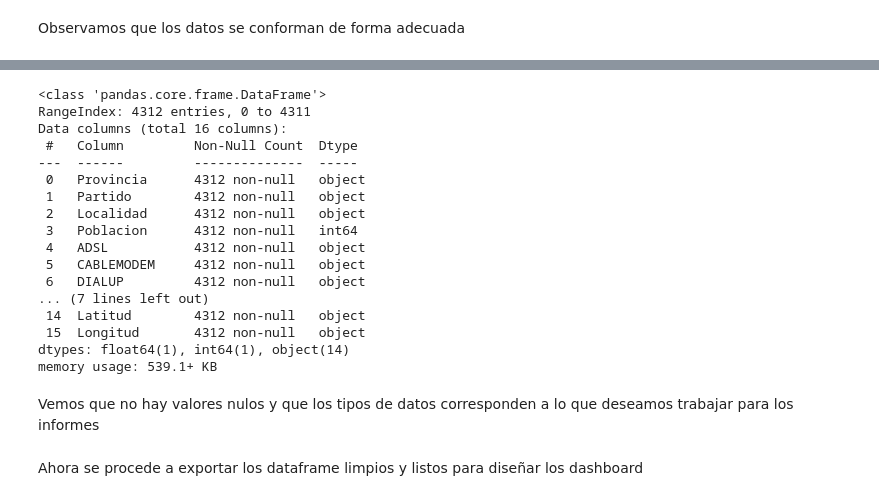
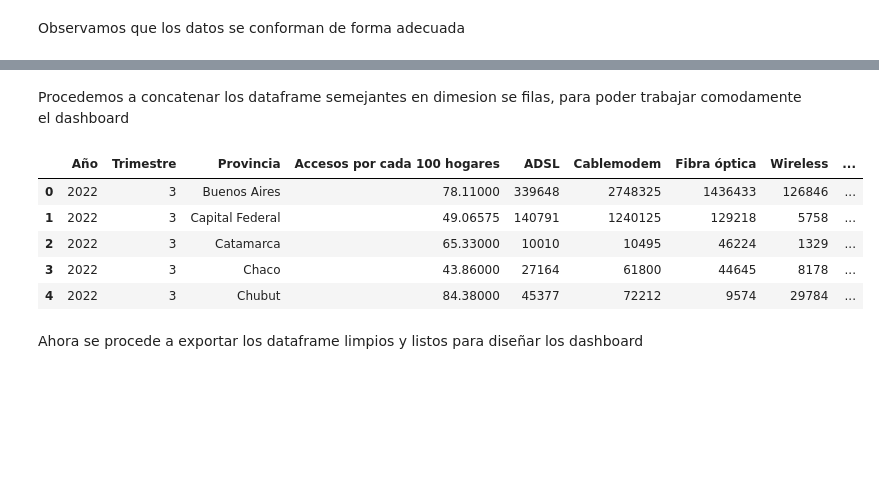
Before and after one commit to Ivancadi/Proyecto-Data-Analyst, a Jupyter notebook: EDA.ipynb, the cells around one changed output, grey strips where cells are left out. Drawn from its saved outputs; the diff is of its cells as text; code cells hidden in the pictures; blank space fills up the shorter version.

```diff
--- a/EDA.ipynb
+++ b/EDA.ipynb
@@ -546,26 +529,15 @@ df_con_ser_int.head()
-# %%
-# Observamos si hay valores nulos y los tipos de datos de las columnas
-df_con_ser_int.info()
-# %% [output]
-<class 'pandas.core.frame.DataFrame'>
-RangeIndex: 4312 entries, 0 to 4311
-Data columns (total 16 columns):
- #   Column         Non-Null Count  Dtype
----  ------         --------------  -----
- 0   Provincia      4312 non-null   object
- 1   Partido        4312 non-null   object
- 2   Localidad      4312 non-null   object
- 3   Poblacion      4312 non-null   int64
- 4   ADSL           4312 non-null   object
- 5   CABLEMODEM     4312 non-null   object
- 6   DIALUP         4312 non-null   object
-... (7 lines left out)
- 14  Latitud        4312 non-null   object
- 15  Longitud       4312 non-null   object
-dtypes: float64(1), int64(1), object(14)
-memory usage: 539.1+ KB
-# %% [markdown]
-Vemos que no hay valores nulos y que los tipos de datos corresponden a lo que deseamos trabajar para los informes
+# %% [markdown]
+Procedemos a concatenar los dataframe semejantes en dimesion se filas, para poder trabajar comodamente el dashboard
+# %%
+df = pd.concat([df_int_penetracion, df_acc_tecn.iloc[:,3:8], df_his_vel['Mbps (Media de bajada)'], df_int_acc_vel.iloc[:,3:11]], axis=1)
+df.head()
+# %% [output]
+|  | Año | Trimestre | Provincia | Accesos por cada 100 hogares | ADSL | Cablemodem | Fibra óptica | Wireless | ... |
+| 0 | 2022 | 3 | Buenos Aires | 78.11000 | 339648 | 2748325 | 1436433 | 126846 | ... |
+| 1 | 2022 | 3 | Capital Federal | 49.06575 | 140791 | 1240125 | 129218 | 5758 | ... |
+| 2 | 2022 | 3 | Catamarca | 65.33000 | 10010 | 10495 | 46224 | 1329 | ... |
+| 3 | 2022 | 3 | Chaco | 43.86000 | 27164 | 61800 | 44645 | 8178 | ... |
+| 4 | 2022 | 3 | Chubut | 84.38000 | 45377 | 72212 | 9574 | 29784 | ... |
 # %% [markdown]
 Ahora se procede a exportar los dataframe limpios y listos para diseñar los dashboard
 # %%
```
Also changed, not shown: parts of 7 cells of this notebook.
